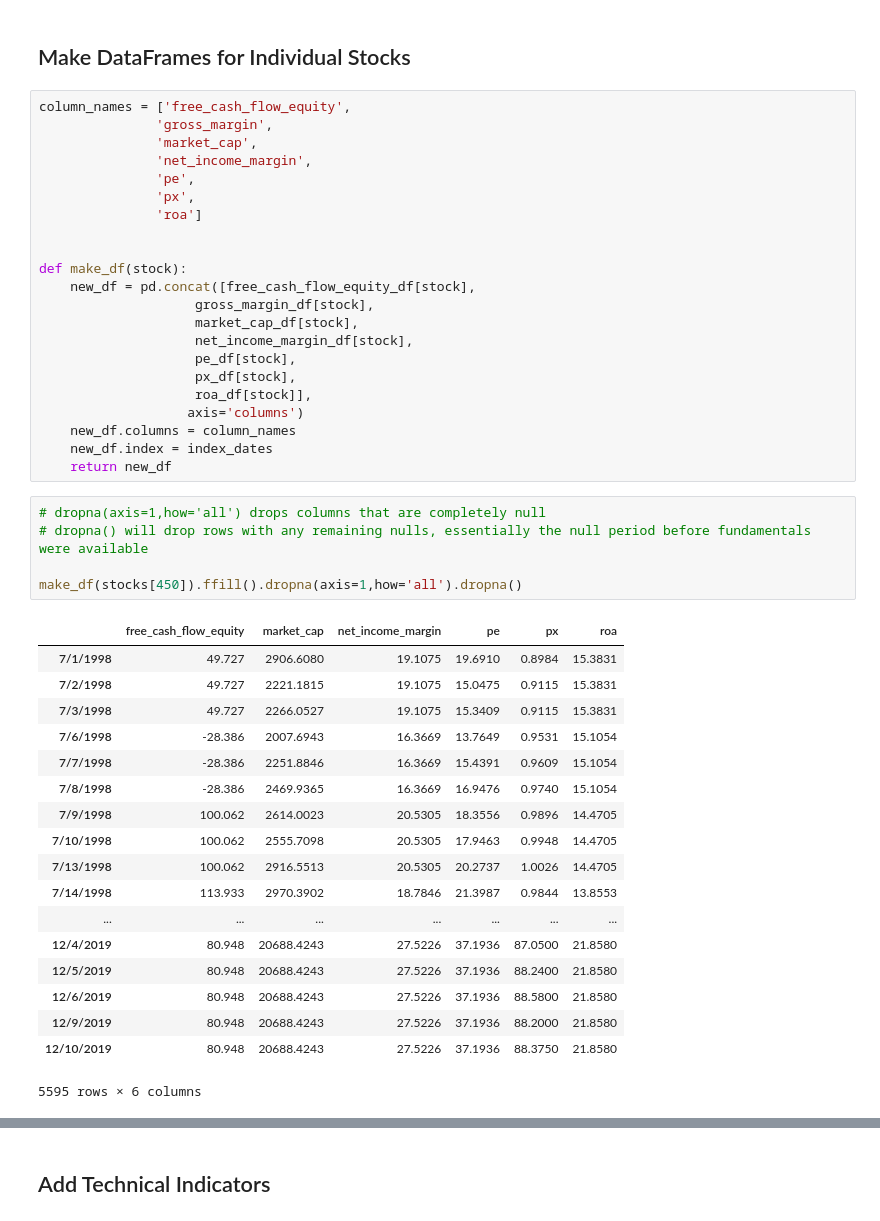
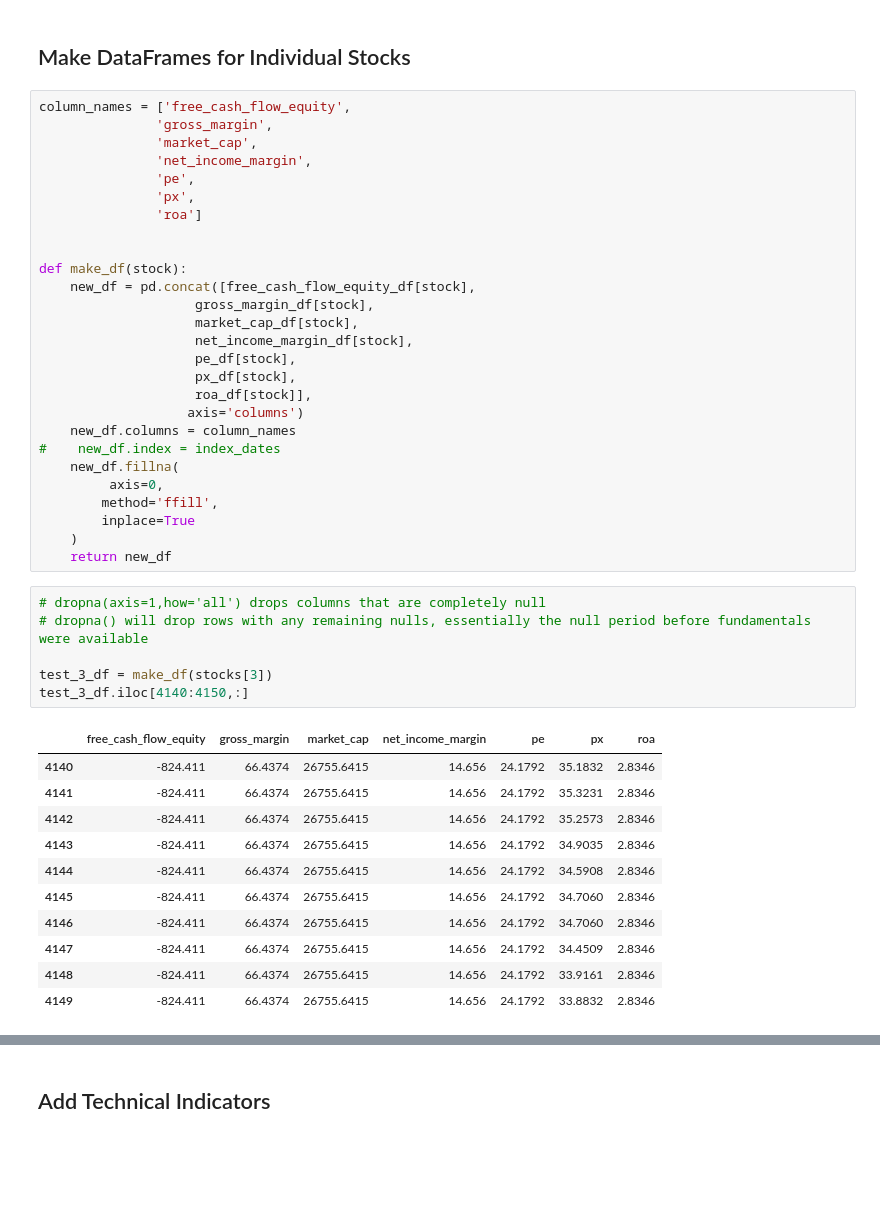
Before and after one commit to ekuo651/Machine-Learning-for-Stock-Selection, a Jupyter notebook: Daily_fund_and_tech_indicators.ipynb, the cells around one changed output, grey strips where cells are left out. Cells and saved outputs as stored; diff of their text form; blank space fills up the shorter version.

```diff
--- a/Daily_fund_and_tech_indicators.ipynb
+++ b/Daily_fund_and_tech_indicators.ipynb
@@ -111,29 +111,28 @@ def make_df(stock):
                     roa_df[stock]],
                    axis='columns')
     new_df.columns = column_names
-    new_df.index = index_dates
+#    new_df.index = index_dates
+    new_df.fillna(
+         axis=0,
+        method='ffill',
+        inplace=True
+    )
     return new_df
 # %%
 # dropna(axis=1,how='all') drops columns that are completely null
 # dropna() will drop rows with any remaining nulls, essentially the null period before fundamentals were available
 
-make_df(stocks[450]).ffill().dropna(axis=1,how='all').dropna()
+test_3_df = make_df(stocks[3])
+test_3_df.iloc[4140:4150,:]
 # %% [output]
-|  | free_cash_flow_equity | market_cap | net_income_margin | pe | px | roa |
-| 7/1/1998 | 49.727 | 2906.6080 | 19.1075 | 19.6910 | 0.8984 | 15.3831 |
-| 7/2/1998 | 49.727 | 2221.1815 | 19.1075 | 15.0475 | 0.9115 | 15.3831 |
-| 7/3/1998 | 49.727 | 2266.0527 | 19.1075 | 15.3409 | 0.9115 | 15.3831 |
-| 7/6/1998 | -28.386 | 2007.6943 | 16.3669 | 13.7649 | 0.9531 | 15.1054 |
-| 7/7/1998 | -28.386 | 2251.8846 | 16.3669 | 15.4391 | 0.9609 | 15.1054 |
-| 7/8/1998 | -28.386 | 2469.9365 | 16.3669 | 16.9476 | 0.9740 | 15.1054 |
-| 7/9/1998 | 100.062 | 2614.0023 | 20.5305 | 18.3556 | 0.9896 | 14.4705 |
-| 7/10/1998 | 100.062 | 2555.7098 | 20.5305 | 17.9463 | 0.9948 | 14.4705 |
-| 7/13/1998 | 100.062 | 2916.5513 | 20.5305 | 20.2737 | 1.0026 | 14.4705 |
-| 7/14/1998 | 113.933 | 2970.3902 | 18.7846 | 21.3987 | 0.9844 | 13.8553 |
-| ... | ... | ... | ... | ... | ... | ... |
-| 12/4/2019 | 80.948 | 20688.4243 | 27.5226 | 37.1936 | 87.0500 | 21.8580 |
-| 12/5/2019 | 80.948 | 20688.4243 | 27.5226 | 37.1936 | 88.2400 | 21.8580 |
-| 12/6/2019 | 80.948 | 20688.4243 | 27.5226 | 37.1936 | 88.5800 | 21.8580 |
-| 12/9/2019 | 80.948 | 20688.4243 | 27.5226 | 37.1936 | 88.2000 | 21.8580 |
-| 12/10/2019 | 80.948 | 20688.4243 | 27.5226 | 37.1936 | 88.3750 | 21.8580 |
+|  | free_cash_flow_equity | gross_margin | market_cap | net_income_margin | pe | px | roa |
+| 4140 | -824.411 | 66.4374 | 26755.6415 | 14.656 | 24.1792 | 35.1832 | 2.8346 |
+| 4141 | -824.411 | 66.4374 | 26755.6415 | 14.656 | 24.1792 | 35.3231 | 2.8346 |
+| 4142 | -824.411 | 66.4374 | 26755.6415 | 14.656 | 24.1792 | 35.2573 | 2.8346 |
+| 4143 | -824.411 | 66.4374 | 26755.6415 | 14.656 | 24.1792 | 34.9035 | 2.8346 |
+| 4144 | -824.411 | 66.4374 | 26755.6415 | 14.656 | 24.1792 | 34.5908 | 2.8346 |
+| 4145 | -824.411 | 66.4374 | 26755.6415 | 14.656 | 24.1792 | 34.7060 | 2.8346 |
+| 4146 | -824.411 | 66.4374 | 26755.6415 | 14.656 | 24.1792 | 34.7060 | 2.8346 |
+| 4147 | -824.411 | 66.4374 | 26755.6415 | 14.656 | 24.1792 | 34.4509 | 2.8346 |
+| 4148 | -824.411 | 66.4374 | 26755.6415 | 14.656 | 24.1792 | 33.9161 | 2.8346 |
+| 4149 | -824.411 | 66.4374 | 26755.6415 | 14.656 | 24.1792 | 33.8832 | 2.8346 |
-5595 rows × 6 columns
```
Also changed, not shown: parts of 18 cells of this notebook.
